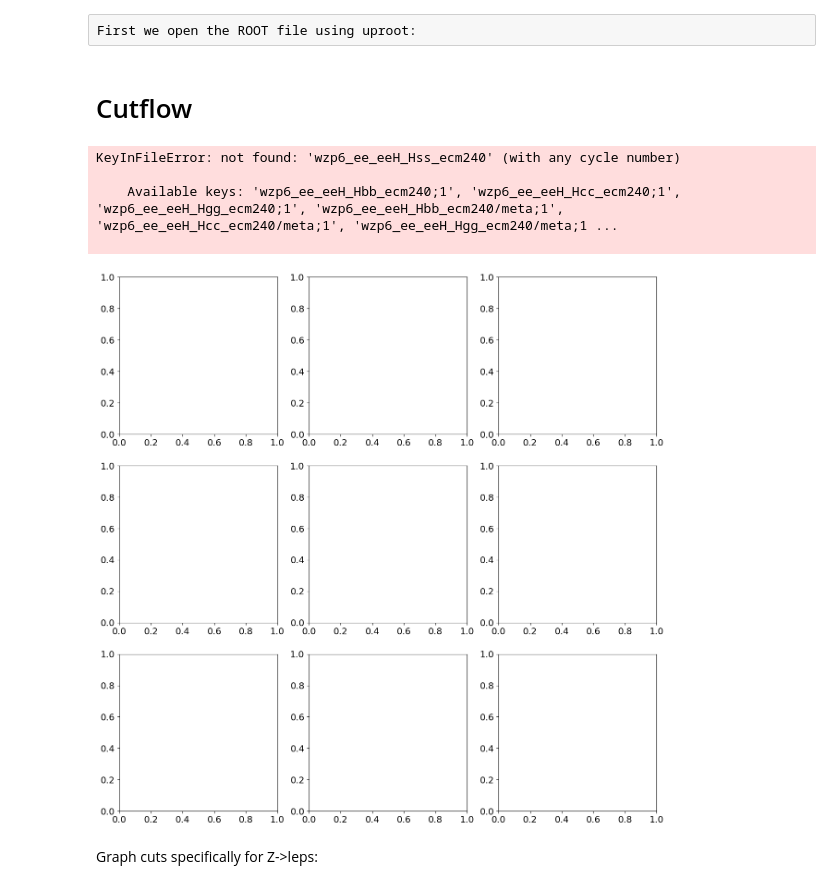
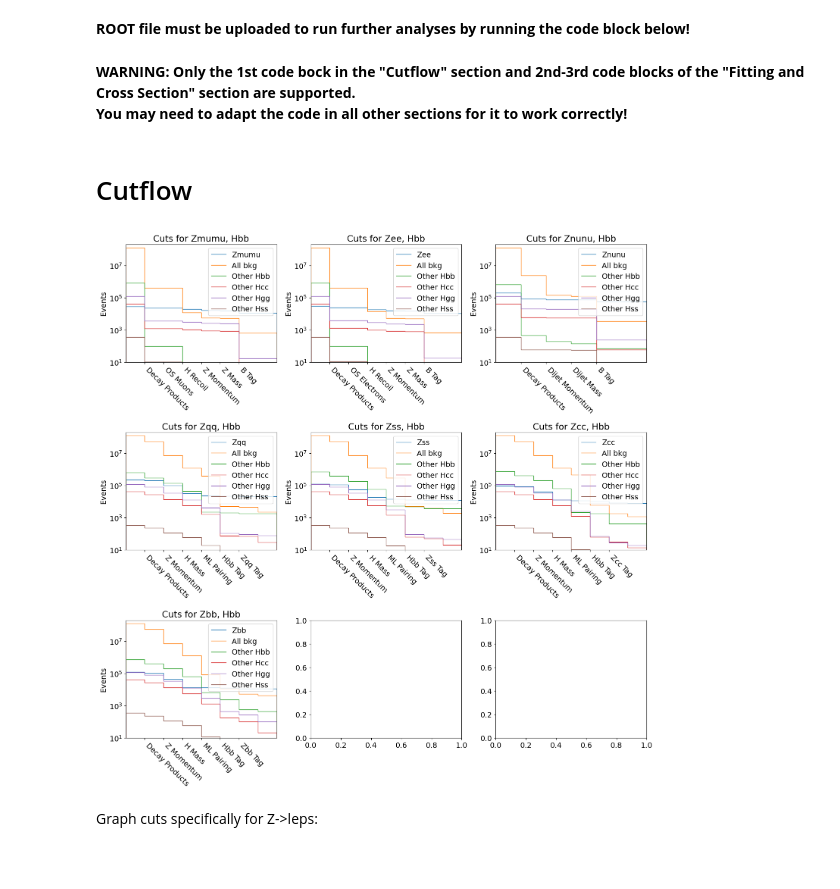
Before and after one commit to willtay30/FCCAnalyzer, a Jupyter notebook: analyses/h_bb/h_bb.ipynb, the cells around one changed output. Saved outputs shown, nothing was run; the diff lists cells and outputs as text; code cells hidden in the pictures; blank space fills up the shorter version.

```diff
--- a/analyses/h_bb/h_bb.ipynb
+++ b/analyses/h_bb/h_bb.ipynb
@@ -8,13 +8,16 @@ import mplhep as hep
 from scipy.optimize import curve_fit
 from matplotlib.patches import Rectangle
 from functools import reduce
-# %% [raw]
-First we open the ROOT file using uproot:
+# %% [markdown]
+<strong>ROOT file must be uploaded to run further analyses by running the code block below!</strong>
 # %%
-f_mumu = uproot.open("/home/submit/aniketkg/FCCAnalyzer/analyses/h_bb/end_of_h_CC.root")
+f_mumu = uproot.open("/home/submit/aniketkg/FCCAnalyzer/analyses/h_bb/end_of_h_bbApril6.root") #merged root file
 #f_mumu = uproot.open("/home/submit/jakedlee/FCCAnalyzer/end_of_h_bb.root")
 #print(f_mumu.keys())
-flavour = "cc"
+flavour = "bb" # 2 letters lowercase
+# %% [markdown]
+<strong>WARNING: Only the 1st code bock in the "Cutflow" section and 2nd-3rd code blocks of the "Fitting and Cross Section" section are supported.<br>
+You may need to adapt the code in all other sections for it to work correctly!</strong>
 # %% [markdown]
 <h1>Cutflow</h1>
 # %%
@@ -26,11 +29,10 @@ cc_sig = [f'wzp6_ee_{i}H_Hcc_ecm240' for i in Zprods]
 gg_sig = [f'wzp6_ee_{i}H_Hgg_ecm240' for i in Zprods]
 ss_sig = [f'wzp6_ee_{i}H_Hss_ecm240' for i in Zprods]
 
-datasets_bkg = ["p8_ee_WW_ecm240", "p8_ee_ZZ_ecm240", "wzp6_ee_mumu_ecm240", "wzp6_ee_tautau_ecm240", "wzp6_egamma_eZ_Zmumu_ecm240", "wzp6_gammae_eZ_Zmumu_ecm240", "wzp6_gaga_mumu_60_ecm240", "wzp6_gaga_tautau_60_ecm240", "wzp6_ee_nuenueZ_ecm240"]
+datasets_bkg = ["p8_ee_WW_ecm240", "p8_ee_ZZ_ecm240"]
 
 cols = 3
 rows = int(np.ceil(len(analyses) / cols))
-
 # for cut labels
 cuts = {}
 cuts['mumu'] = ['Decay Products', 'OS Muons', 'H Recoil', 'Z Momentum', 'Z Mass', 'B Tag']
@@ -57,38 +59,34 @@ for i in range(rows):
         Bkg = reduce(lambda a, b : a + b, [f_mumu[x + f'/cutFlow_{p}'].to_hist() for x in datasets_bkg])
         Hbb = reduce(lambda a, b : a + b, [f_mumu[x + f'/cutFlow_{p}'].to_hist() for x in filter(lambda x : x != f'wzp6_ee_{p}H_H{flavour}_ecm240', bb_sig)])
         Hcc = reduce(lambda a, b : a + b, [f_mumu[x + f'/cutFlow_{p}'].to_hist() for x in filter(lambda x : x != f'wzp6_ee_{p}H_H{flavour}_ecm240',cc_sig)])
         Hgg = reduce(lambda a, b : a + b, [f_mumu[x + f'/cutFlow_{p}'].to_hist() for x in filter(lambda x : x != f'wzp6_ee_{p}H_H{flavour}_ecm240',gg_sig)])
         Hss = reduce(lambda a, b : a + b, [f_mumu[x + f'/cutFlow_{p}'].to_hist() for x in filter(lambda x : x != f'wzp6_ee_{p}H_H{flavour}_ecm240',ss_sig)])
 
         ax[i][j].stairs(part.values(), label=f'Z{p}')
         #ax[i][j].stairs(WW.values(), label=f'WW bkg')
         #ax[i][j].stairs(ZZ.values(), label=f'ZZ bkg')
         ax[i][j].stairs(Bkg.values(), label=f'All bkg')
         ax[i][j].stairs(Hbb.values(), label='Other Hbb')
         ax[i][j].stairs(Hcc.values(), label='Other Hcc')
         ax[i][j].stairs(Hgg.values(), label='Other Hgg')
         ax[i][j].stairs(Hss.values(), label='Other Hss')
 
         ax[i][j].legend()
 
         ax[i][j].set_yscale('log')
         ax[i][j].set_title(f'Cuts for Z{p}, H{flavour}')
         ax[i][j].set_ylabel('Events')
         ax[i][j].set_xlabel('')
         ax[i][j].set_xticks(ticks=list(range(1, len(cuts[p]) + 1)),
                    labels=cuts[p],
                    rotation=-45, ha='left')
         ax[i][j].set_xlim((0, maxi + 1))
         ax[i][j].set_ylim(10, 2e8)
 
 plt.tight_layout()
 plt.show()
 # %% [output]
-KeyInFileError: not found: 'wzp6_ee_eeH_Hss_ecm240' (with any cycle number)
-
-    Available keys: 'wzp6_ee_eeH_Hbb_ecm240;1', 'wzp6_ee_eeH_Hcc_ecm240;1', 'wzp6_ee_eeH_Hgg_ecm240;1', 'wzp6_ee_eeH_Hbb_ecm240/meta;1', 'wzp6_ee_eeH_Hcc_ecm240/meta;1', 'wzp6_ee_eeH_Hgg_ecm240/meta;1 ...
-
-[figure, old version]
+[figure, new version]
 # %% [markdown]
 Graph cuts specifically for Z->leps:
 # %%
```
Also changed, not shown: parts of 2 cells of this notebook, 9 other files.
